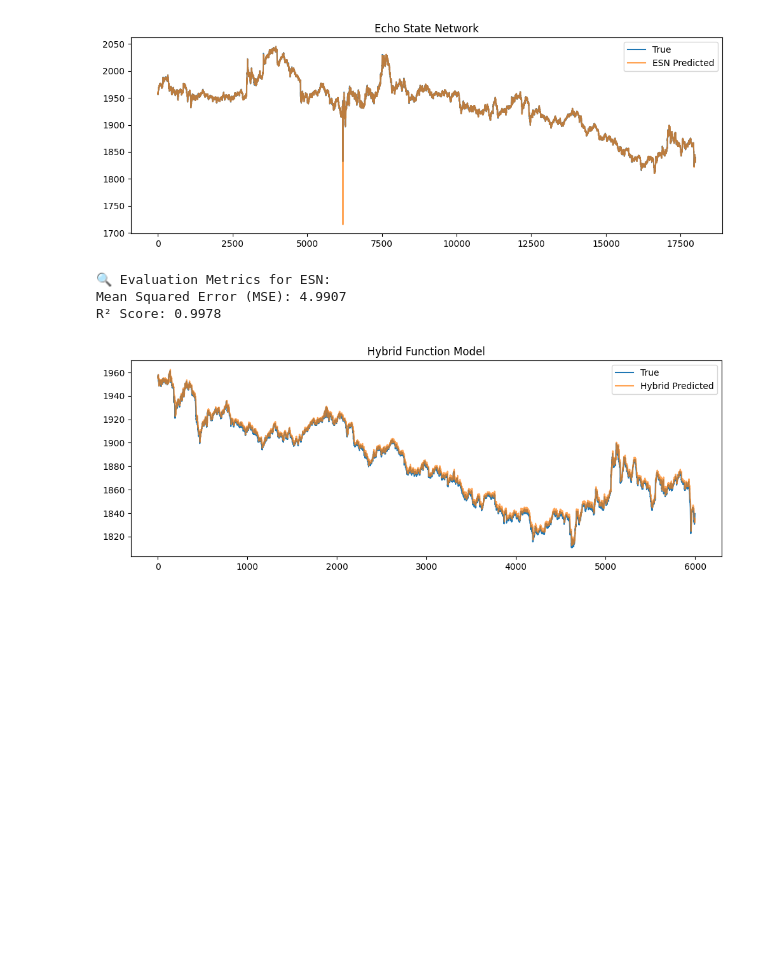
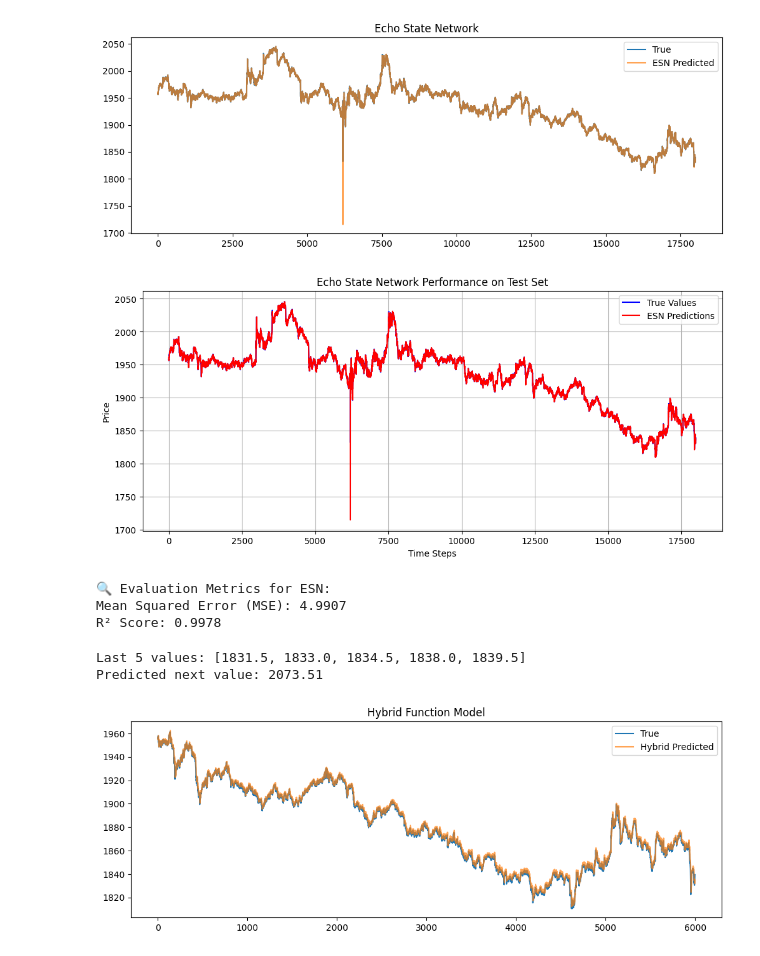
Before and after one commit to SamyakSS83/paradis-island-imckechode, a Jupyter notebook: Round_1/Algorithmic_trading/experiments.ipynb, the cells around one changed output. Saved outputs shown, nothing was run; the diff lists cells and outputs as text; code cells hidden in the pictures; blank space fills up the shorter version.

```diff
--- a/Round_1/Algorithmic_trading/experiments.ipynb
+++ b/Round_1/Algorithmic_trading/experiments.ipynb
@@ -540,16 +540,61 @@ plt.show()
 [figure]
 # %%
 from sklearn.metrics import mean_squared_error, r2_score
+import pickle
+# Plot the ESN predictions vs actual values
+plt.figure(figsize=(12, 5))
+plt.plot(y_test, label='True Values', color='blue')
+plt.plot(y_pred_esn, label='ESN Predictions', color='red')
+plt.xlabel('Time Steps')
+plt.ylabel('Price')
+plt.title('Echo State Network Performance on Test Set')
+plt.legend()
+plt.grid(True)
+plt.show()
 
+# Save the trained model
+with open('esn_model.pkl', 'wb') as f:
+    pickle.dump(esn, f)
 mse = mean_squared_error(y_test, y_pred_esn)
 r2 = r2_score(y_test, y_pred_esn)
 print("🔍 Evaluation Metrics for ESN:")
 print(f"Mean Squared Error (MSE): {mse:.4f}")
 print(f"R² Score: {r2:.4f}")
 # %% [output]
+[figure, added]
 🔍 Evaluation Metrics for ESN:
 Mean Squared Error (MSE): 4.9907
 R² Score: 0.9978
+# %%
+import pickle
+import numpy as np
+
+# Load the saved ESN model
+with open('esn_model.pkl', 'rb') as f:
+    loaded_esn = pickle.load(f)
+
+# Function to make a prediction using the last 5 values
+def predict_next_value(last_five_values):
+    # Reshape input to match what the model expects
+    input_data = np.array(last_five_values).reshape(1, -1)
+
+    # Make prediction
+    prediction = loaded_esn.predict(input_data)
+
+    # Return the scalar prediction value
+    return prediction[0][0]
+
+# Example: Past 5 values from the squid_ink_y series
+last_five_values = [1831.5, 1833.0, 1834.5, 1838.0, 1839.5]
+
+# Get prediction for the next value
+next_value = predict_next_value(last_five_values)
+
+print(f"Last 5 values: {last_five_values}")
+print(f"Predicted next value: {next_value:.2f}")
+# %% [output]
+Last 5 values: [1831.5, 1833.0, 1834.5, 1838.0, 1839.5]
+Predicted next value: 2073.51
 # %%
 
 
```
Also changed, not shown: 5 other files.
